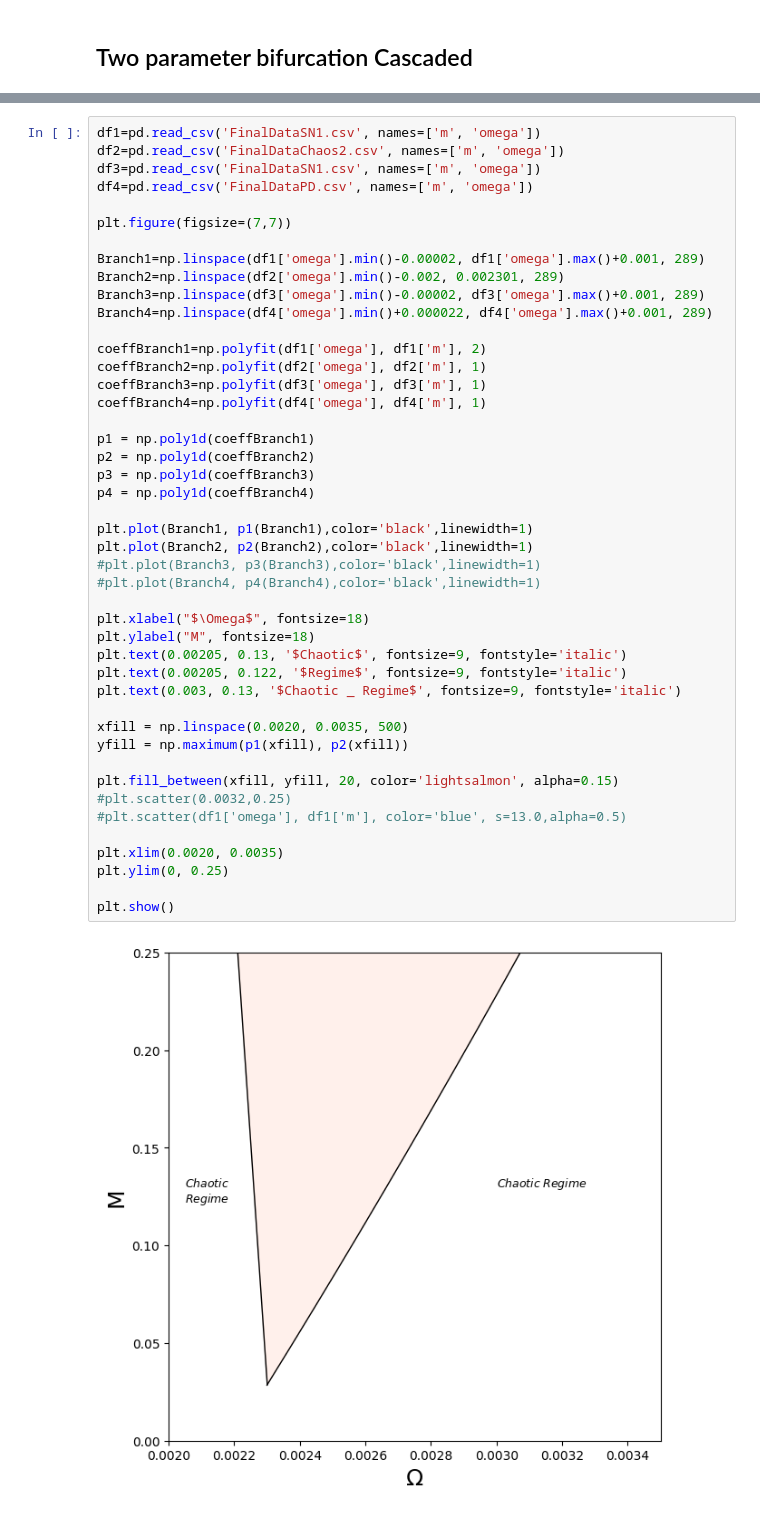
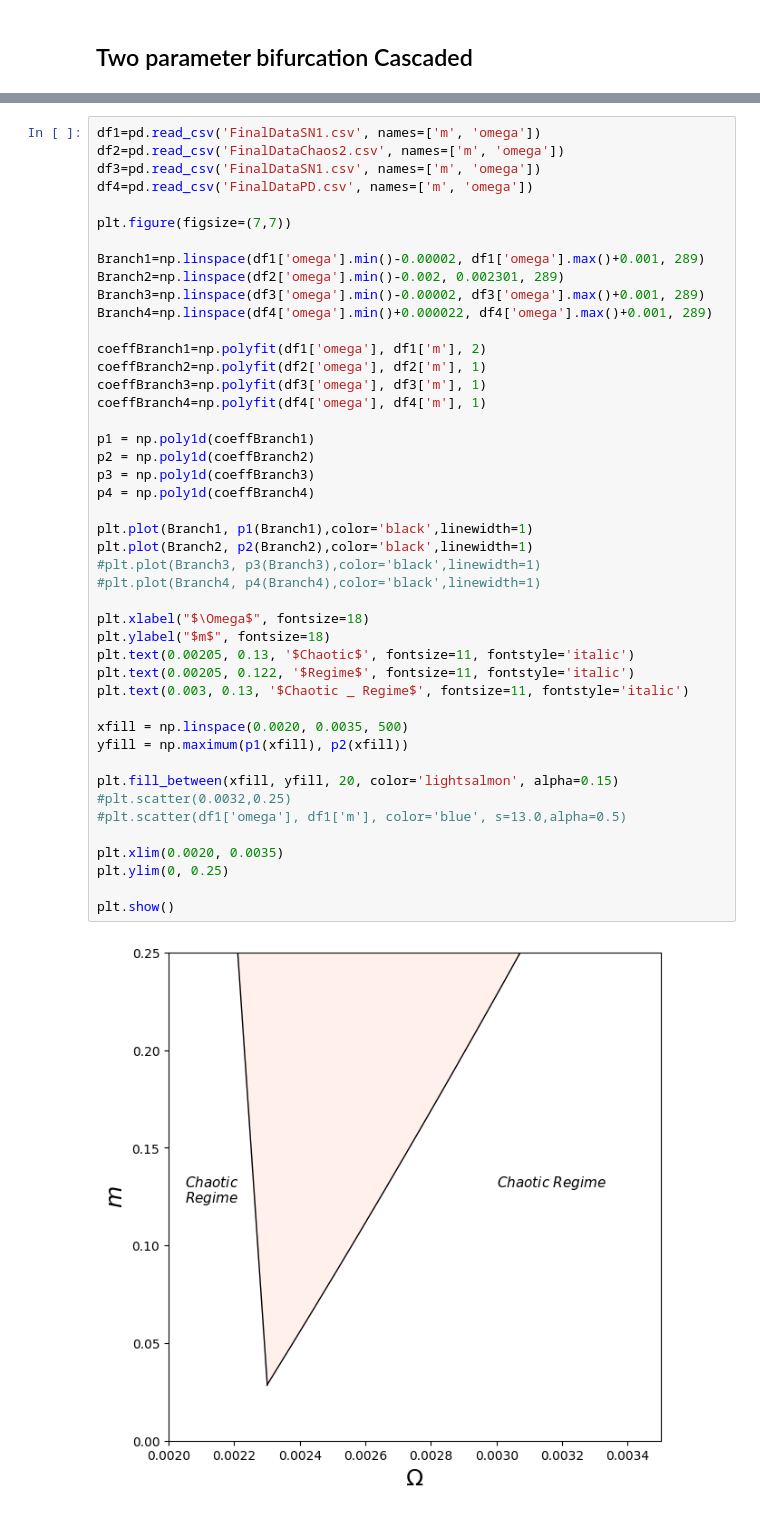
Before and after one commit to FredRobs/Bacteria-and-Viruses, a Jupyter notebook: XPPAUT_Data/fileReader.ipynb, the cells around one changed output, grey strips where cells are left out. Drawn from its saved outputs; the diff is of its cells as text.

```diff
--- a/XPPAUT_Data/fileReader.ipynb
+++ b/XPPAUT_Data/fileReader.ipynb
@@ -182,35 +188,35 @@ Branch4=np.linspace(df4['omega'].min()+0.000022, df4['omega'].max()+0.001, 289)
 
 coeffBranch1=np.polyfit(df1['omega'], df1['m'], 2)
 coeffBranch2=np.polyfit(df2['omega'], df2['m'], 1)
 coeffBranch3=np.polyfit(df3['omega'], df3['m'], 1)
 coeffBranch4=np.polyfit(df4['omega'], df4['m'], 1)
 
 p1 = np.poly1d(coeffBranch1)
 p2 = np.poly1d(coeffBranch2)
 p3 = np.poly1d(coeffBranch3)
 p4 = np.poly1d(coeffBranch4)
 
 plt.plot(Branch1, p1(Branch1),color='black',linewidth=1)
 plt.plot(Branch2, p2(Branch2),color='black',linewidth=1)
 #plt.plot(Branch3, p3(Branch3),color='black',linewidth=1)
 #plt.plot(Branch4, p4(Branch4),color='black',linewidth=1)
 
 plt.xlabel("$\Omega$", fontsize=18)
-plt.ylabel("M", fontsize=18)
-plt.text(0.00205, 0.13, '$Chaotic$', fontsize=9, fontstyle='italic')
-plt.text(0.00205, 0.122, '$Regime$', fontsize=9, fontstyle='italic')
-plt.text(0.003, 0.13, '$Chaotic _ Regime$', fontsize=9, fontstyle='italic')
+plt.ylabel("$m$", fontsize=18)
+plt.text(0.00205, 0.13, '$Chaotic$', fontsize=11, fontstyle='italic')
+plt.text(0.00205, 0.122, '$Regime$', fontsize=11, fontstyle='italic')
+plt.text(0.003, 0.13, '$Chaotic _ Regime$', fontsize=11, fontstyle='italic')
 
 xfill = np.linspace(0.0020, 0.0035, 500)
 yfill = np.maximum(p1(xfill), p2(xfill))
 
 plt.fill_between(xfill, yfill, 20, color='lightsalmon', alpha=0.15)
 #plt.scatter(0.0032,0.25)
 #plt.scatter(df1['omega'], df1['m'], color='blue', s=13.0,alpha=0.5)
 
 plt.xlim(0.0020, 0.0035)
 plt.ylim(0, 0.25)
 
 plt.show()
 # %% [output]
-[figure, old version]
+[figure, new version]
```
Also changed, not shown: parts of 2 cells of this notebook, 1 other file.
